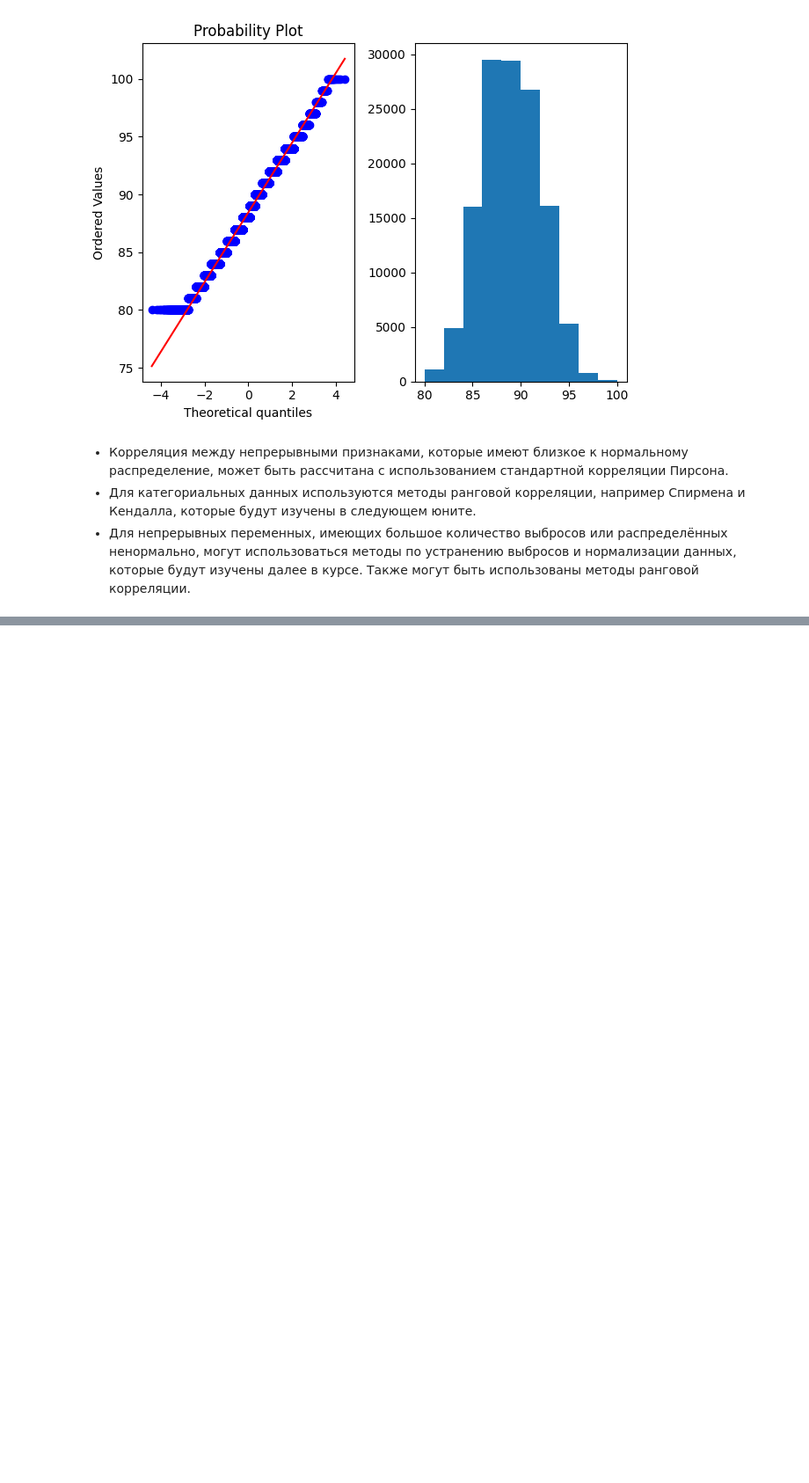
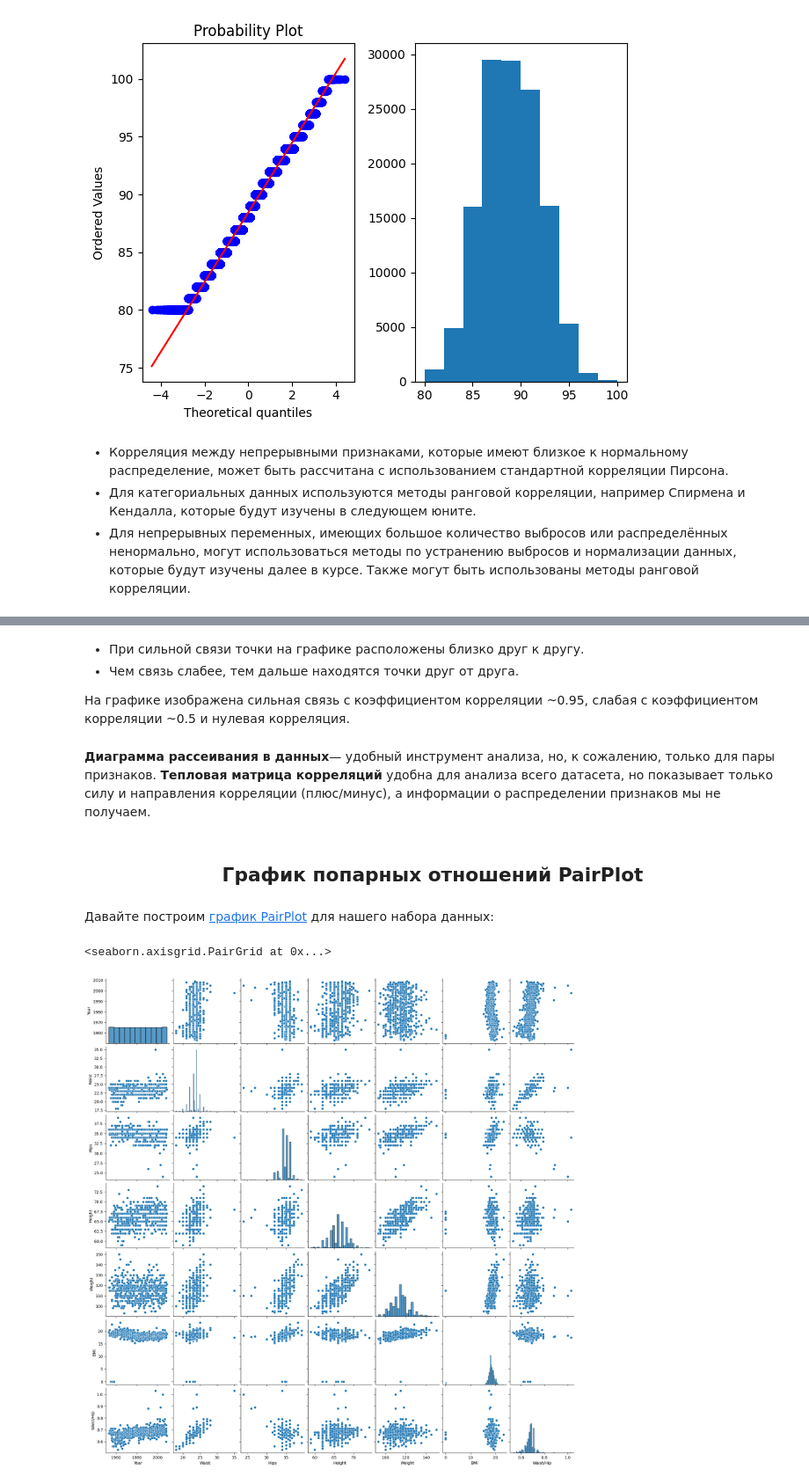
Before and after one commit to vavilove001-lab/sf_data_science, a Jupyter notebook: Notes/14_EDA/3_Корреляция.ipynb, the cells around one changed output, grey strips where cells are left out. Shown at 88% size. Cells and saved outputs as stored; diff of their text form; code cells hidden in the pictures; blank space fills up the shorter version.

```diff
--- a/Notes/14_EDA/3_Корреляция.ipynb
+++ b/Notes/14_EDA/3_Корреляция.ipynb
@@ -109,0 +317,16 @@ plt.show() # просмотр графика
+# %% [markdown]
+* При сильной связи точки на графике расположены близко друг к другу.
+* Чем связь слабее, тем дальше находятся точки друг от друга.
+
+На графике изображена сильная связь с коэффициентом корреляции ~0.95, слабая с коэффициентом корреляции ~0.5 и нулевая корреляция.
+# %% [markdown]
+**Диаграмма рассеивания в данных**— удобный инструмент анализа, но, к сожалению, только для пары признаков. **Тепловая матрица корреляций** удобна для анализа всего датасета, но показывает только силу и направления корреляции (плюс/минус), а информации о распределении признаков мы не получаем.
+# %% [markdown]
+## <center> График попарных отношений PairPlot
+# %% [markdown]
+Давайте построим [график PairPlot](https://seaborn.pydata.org/generated/seaborn.pairplot.html) для нашего набора данных:
+# %%
+sns.pairplot(data)
+# %% [output]
+<seaborn.axisgrid.PairGrid at 0x...>
+[figure, added]
```
Also changed, not shown: parts of 66 cells of this notebook, 4 other files.
